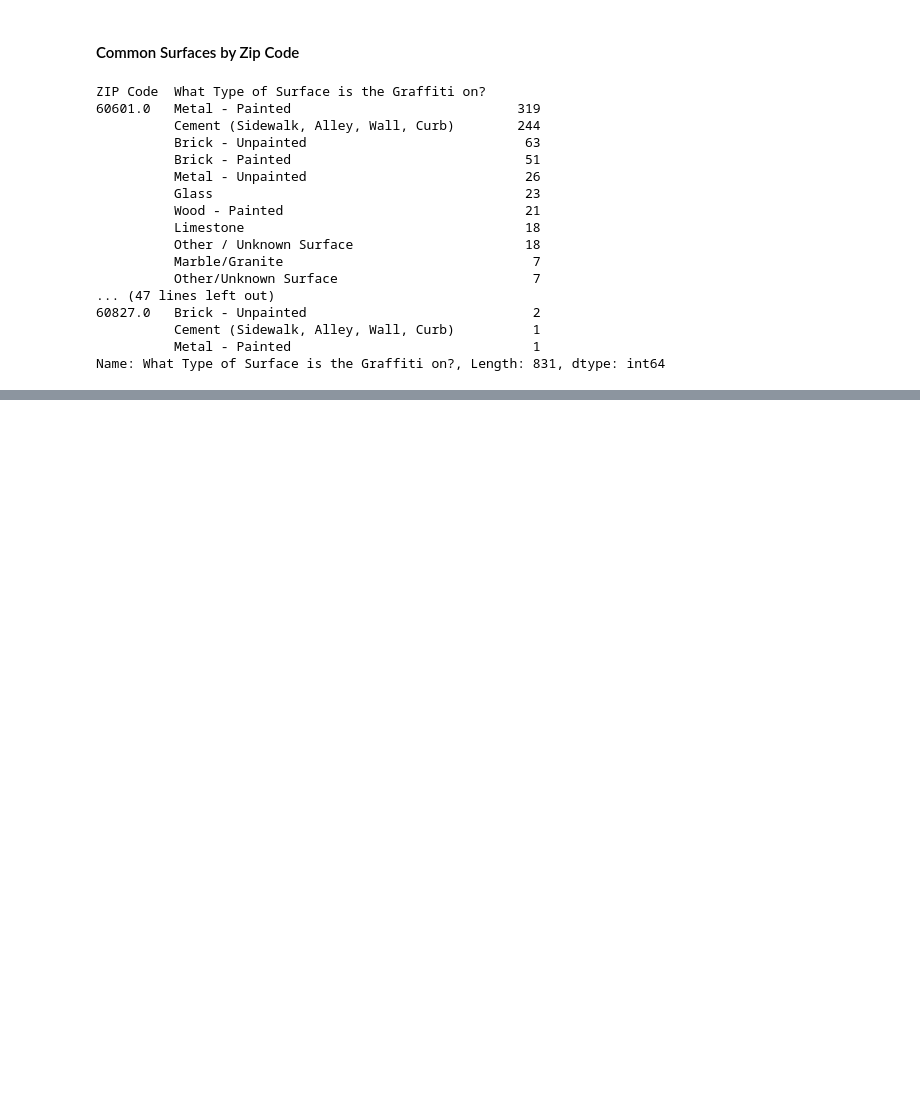
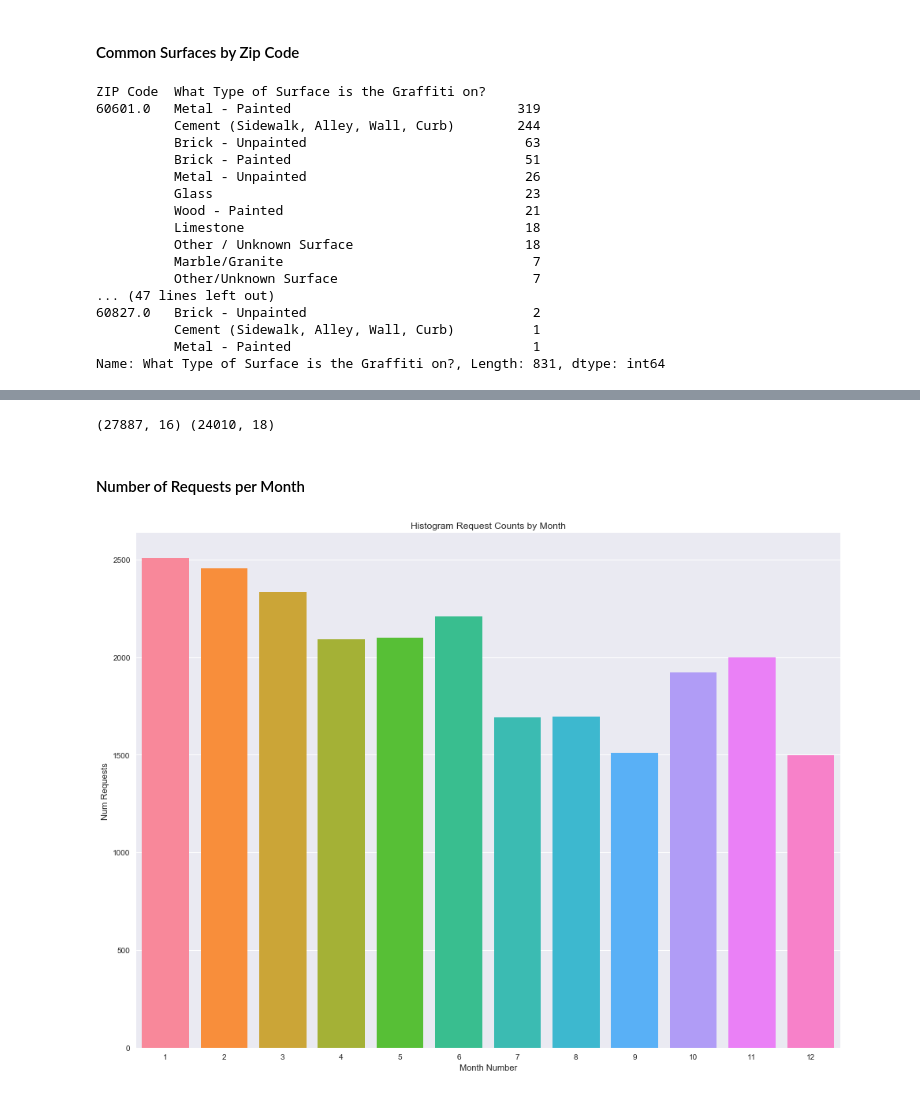
Before and after one commit to ratulesrar3/ml-pubpol, a Jupyter notebook: hw1/hw1.ipynb, the cells around one changed output, grey strips where cells are left out. Cells and saved outputs as stored; diff of their text form; code cells hidden in the pictures; blank space fills up the shorter version.

Commit message:
added more graphs and charts

```diff
--- a/hw1/hw1.ipynb
+++ b/hw1/hw1.ipynb
@@ -291,0 +287,3 @@ Index(['Creation Date', 'Status', 'Completion Date', 'Service Request Number',
+# %%
+completed_lights = compute_response_time(lights)
+lights_clean = add_month_bins(completed_lights)
@@ -291,0 +299,10 @@ Index(['Creation Date', 'Status', 'Completion Date', 'Service Request Number',
+# %%
+print(lights.shape, lights_clean.shape)
+# %% [output]
+(27887, 16) (24010, 18)
+# %% [markdown]
+#### Number of Requests per Month
+# %%
+hist_plt(lights_clean, 'Month', 'Month Number', vertical=False, sort=False)
+# %% [output]
+[figure, added]
```
Also changed, not shown: parts of 28 cells of this notebook.
